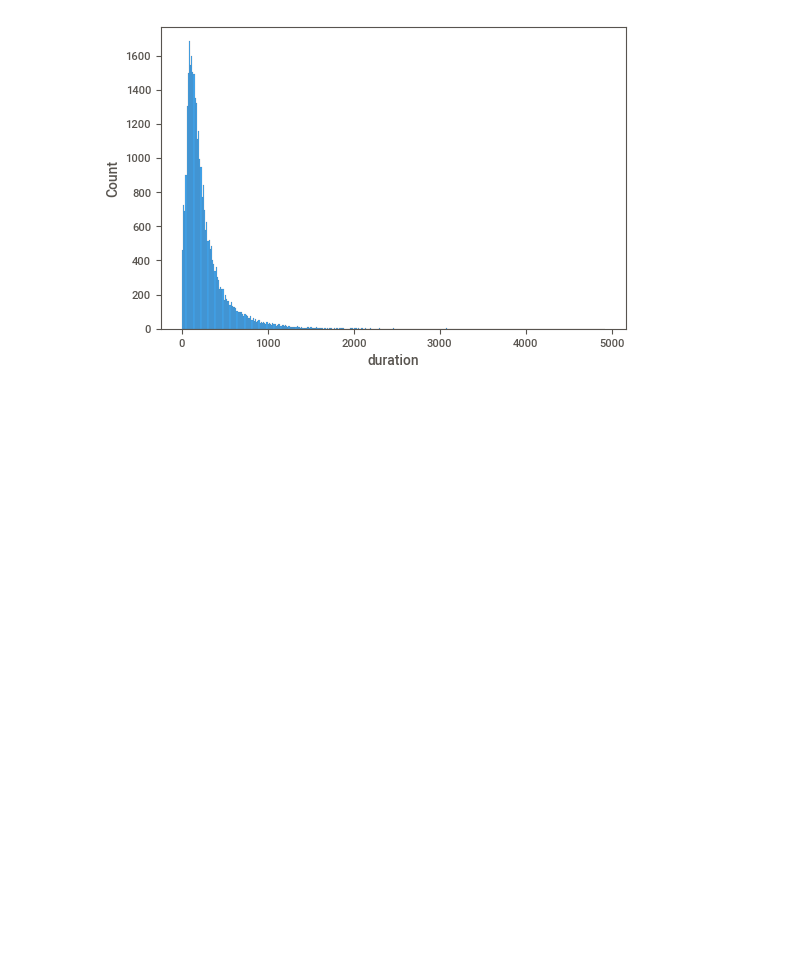
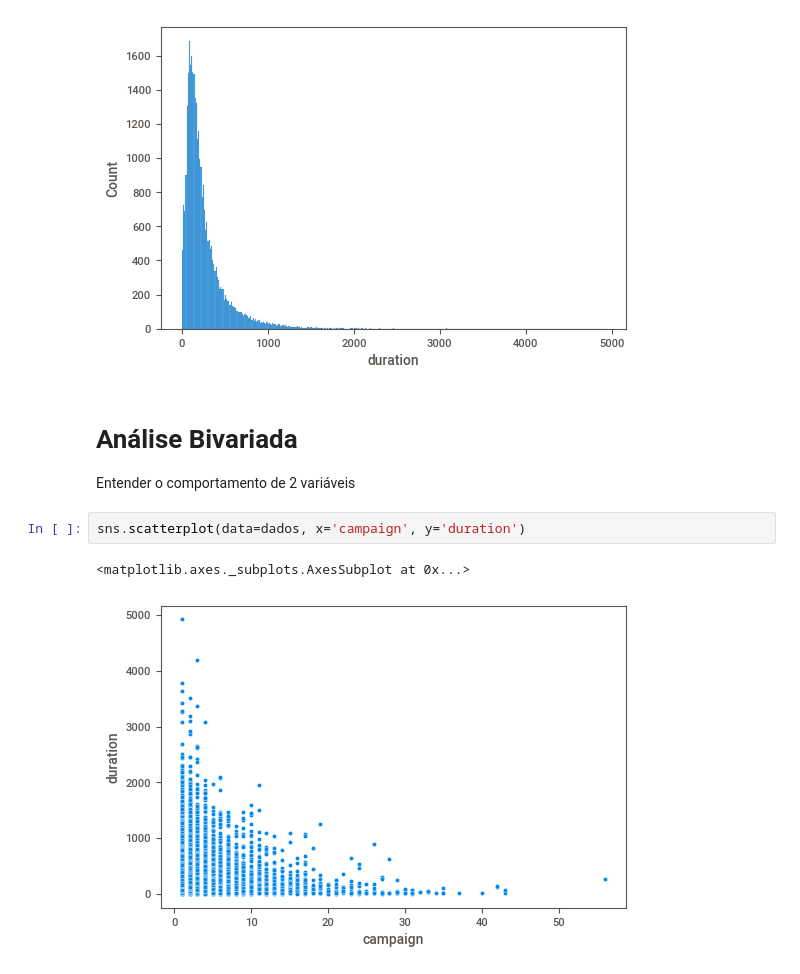
Before and after one commit to andrejuniorba/Python-CienciaDeDados, a Jupyter notebook: EDA_Análise_Exploratória_de_Dados.ipynb, the cells around one changed output. Saved outputs shown, nothing was run; the diff lists cells and outputs as text; blank space fills up the shorter version.

```diff
--- a/EDA_Análise_Exploratória_de_Dados.ipynb
+++ b/EDA_Análise_Exploratória_de_Dados.ipynb
@@ -320,3 +322,12 @@ sns.histplot(data = dados, x='duration')
 # %% [output]
 <matplotlib.axes._subplots.AxesSubplot at 0x...>
 [figure]
+# %% [markdown]
+# Análise Bivariada
+
+Entender o comportamento de 2 variáveis
+# %%
+sns.scatterplot(data=dados, x='campaign', y='duration')
+# %% [output]
+<matplotlib.axes._subplots.AxesSubplot at 0x...>
+[figure, added]
```
Also changed, not shown: parts of 10 cells of this notebook.
